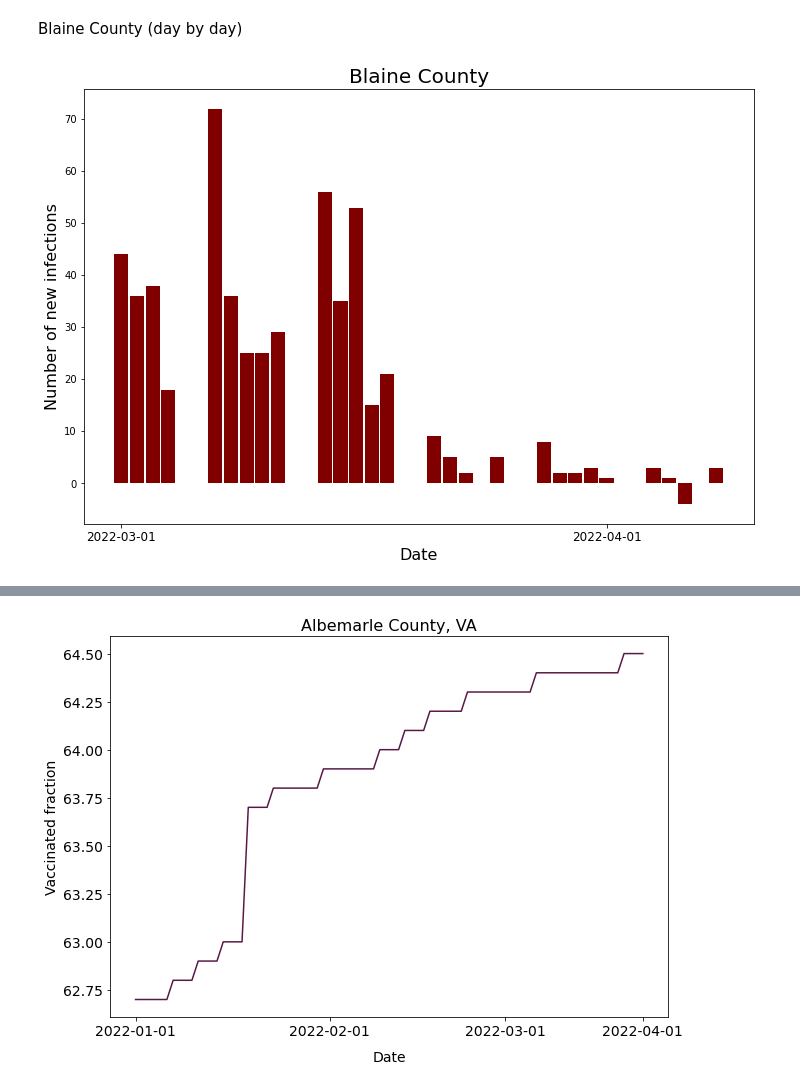
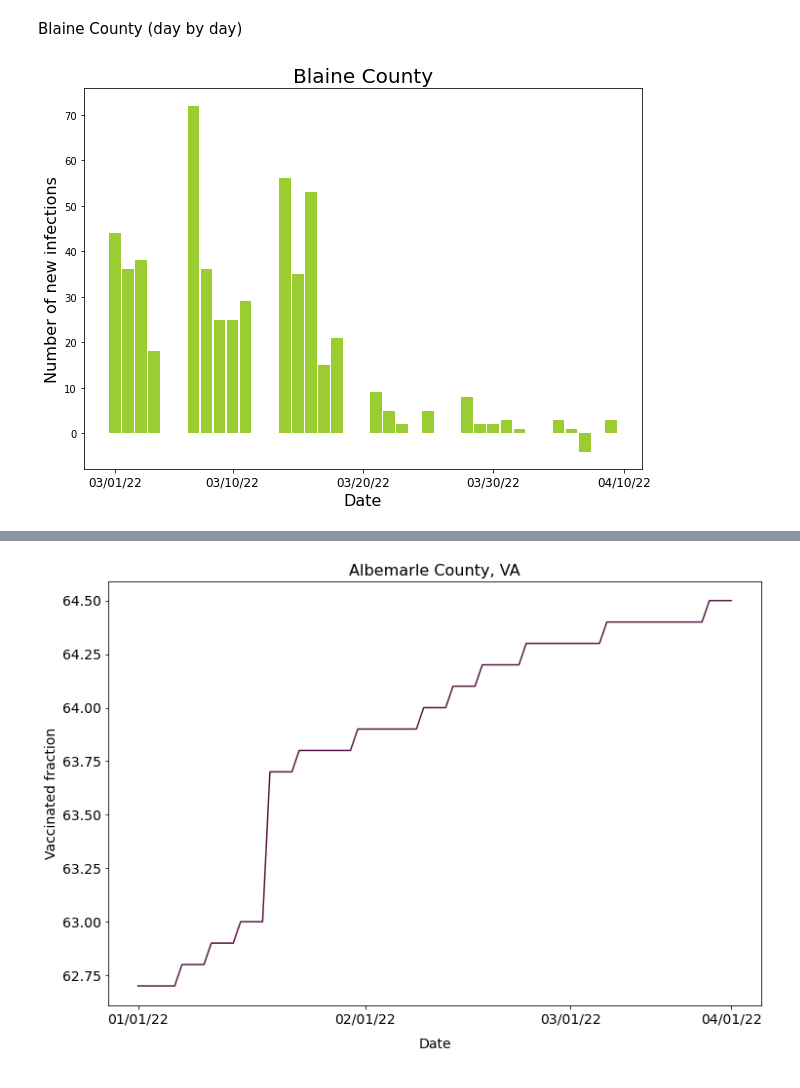
Before and after one commit to dzoanka/Covid19-cases-deaths-against-vax-in-US-counties, a Jupyter notebook: special_cases.ipynb, the cells around one changed output, grey strips where cells are left out. Cells and saved outputs as stored; diff of their text form; code cells hidden in the pictures.

```diff
--- a/special_cases.ipynb
+++ b/special_cases.ipynb
@@ -319,0 +388,20 @@ df_filter_cases
+# %%
+days = ['2022-02-28'] + days_of_months_printer_ww(3, 31) + days_of_months_printer_ww(4, 8)
+col_relevant = days
+fips_to_analyse = list(df_cases.loc[df_cases['State'] == 'ID', 'countyFIPS'][1:])
+df_filter_cases = df_cases.loc[(df_cases['countyFIPS'].isin(fips_to_analyse))][col_relevant]
+df_filter_cases
+y_id = list(df_filter_cases.sum())
+y_id = [j-i for i, j in zip(y_id[:-1], y_id[1:])]
+days = days[1:]
+plt.bar(days, y_id, color ='yellowgreen', width = 0.9)
+plt.title("Idaho State", fontsize=20)
+plt.ylabel("Number of new infections", fontsize=16)
+plt.xlabel("Date", fontsize=16)
+plt.xticks(['2022-03-01', '2022-03-10', '2022-03-20', '2022-03-30', '2022-04-10'], fontsize=12)
+#plt.xticks(['2022-03-21', '2022-03-31', '2022-04-08'], fontsize=12)
+#plt.legend(fontsize=12)
+plt.rcParams["figure.figsize"] = (10,7)
+#plt.savefig(path + 'fig_ID_cases.png')
+plt.show()
+#df_filter_cases.loc[df_filter_cases['countyFIPS'] == fips_to_analyse[0]][days]
@@ -322,25 +412,25 @@ Blaine County (day by day)
 # %%
 days = ['2022-02-28'] + days_of_months_printer_ww(3, 31) + days_of_months_printer_ww(4, 8)
 col_relevant = ['countyFIPS', 'County Name', 'State'] + days
-counties_to_analyse = ['Blaine County']
+#counties_to_analyse = ['Blaine County']
 fips_to_analyse = [16013]
 df_filter_cases = df_cases.loc[(df_cases['countyFIPS'].isin(fips_to_analyse))][col_relevant]
 y_blaine =  list(df_filter_cases.loc[df_filter_cases['countyFIPS'] == fips_to_analyse[0]][days].values[0])
 y_blaine = [j-i for i, j in zip(y_blaine[:-1], y_blaine[1:])]
 days = days[1:]
-plt.bar(days, y_blaine, color ='maroon', width = 0.9)
+plt.bar(days, y_blaine, color ='yellowgreen', width = 0.9)
 plt.title("Blaine County", fontsize=20)
 plt.ylabel("Number of new infections", fontsize=16)
 plt.xlabel("Date", fontsize=16)
-plt.xticks(['2022-03-01', '2022-04-01'], fontsize=12)
+plt.xticks(['2022-03-01', '2022-03-10', '2022-03-20', '2022-03-30', '2022-04-10'], ['03/01/22', '03/10/22', '03/20/22', '03/30/22', '04/10/22'], fontsize=12)
 #plt.xticks(['2022-03-21', '2022-03-31', '2022-04-08'], fontsize=12)
 #plt.legend(fontsize=12)
 plt.rcParams["figure.figsize"] = (10,7)
-#plt.savefig(path + 'fig_bla_cases.png')
+plt.savefig(path + 'fig_bla_cases.png')
 plt.show()
 #df_filter_cases.loc[df_filter_cases['countyFIPS'] == fips_to_analyse[0]][days]
 # %% [output]
-[figure, old version]
+[figure, new version]
 # %%
 df_filter_cases
 # %% [output]
@@ -386,10 +476,10 @@ plt.title("Albemarle County, VA", fontsize=16)
 plt.ylabel("Vaccinated fraction", fontsize=14)
 plt.xlabel("Date", fontsize=14, labelpad=12)
 plt.plot(days,vax_full, color='#581845')
-plt.xticks(['2022-01-01', '2022-02-01', '2022-03-01', '2022-04-01'], fontsize=14)
+plt.xticks(['2022-01-01', '2022-02-01', '2022-03-01', '2022-04-01'], ['01/01/22', '02/01/22', '03/01/22', '04/01/22'], fontsize=14)
 plt.yticks(fontsize=14)
 plt.rcParams["figure.figsize"] = (12,8)
 #plt.savefig(path + 'fig_vax_alb.png')
 plt.show()
 # %% [output]
-[figure, old version]
+[figure, new version]
```
Also changed, not shown: parts of 11 cells of this notebook, 12 other files.
